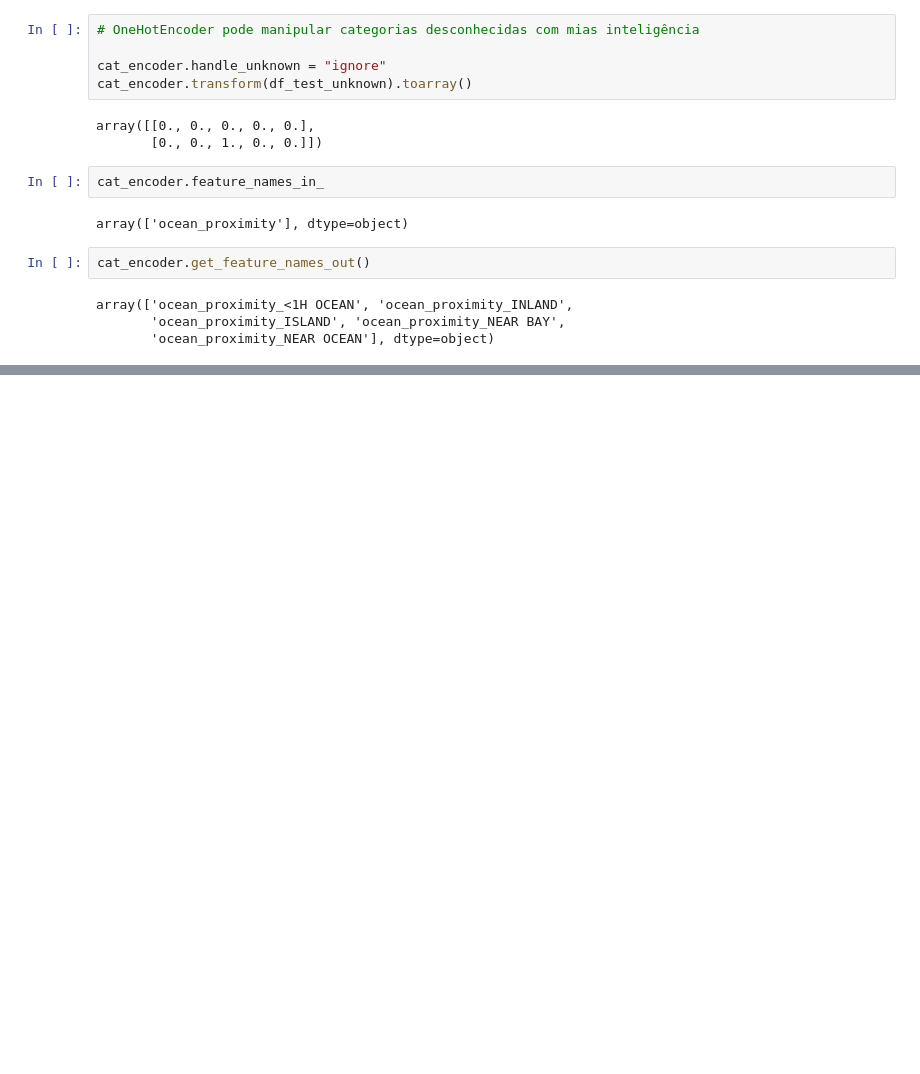
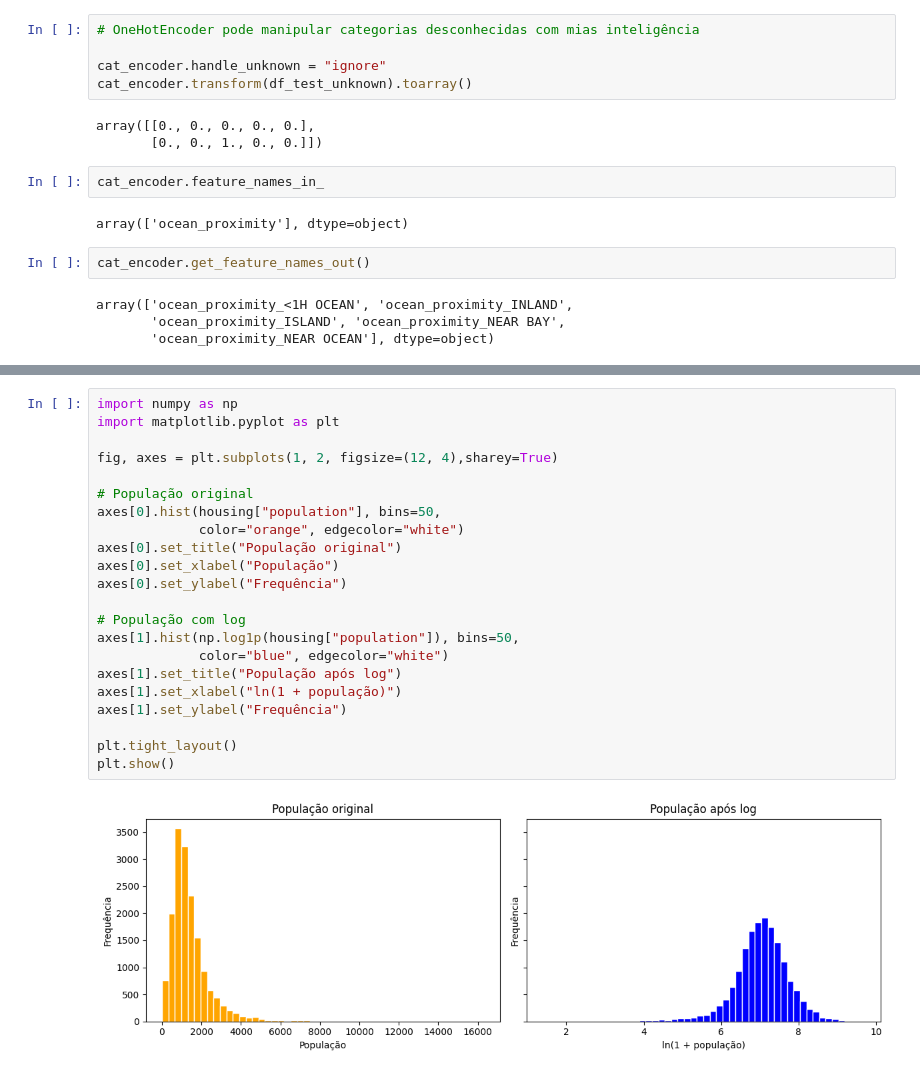
Before and after one commit to blsribeiro83/mba-data-science, a Jupyter notebook: 08- deep-learning/aurelien_geron/Notas_Estudo_Geron_Cap02.ipynb, the cells around one changed output, grey strips where cells are left out. Drawn from its saved outputs; the diff is of its cells as text; blank space fills up the shorter version.

```diff
--- a/08- deep-learning/aurelien_geron/Notas_Estudo_Geron_Cap02.ipynb
+++ b/08- deep-learning/aurelien_geron/Notas_Estudo_Geron_Cap02.ipynb
@@ -443,0 +487,24 @@ NameError: name 'df_output' is not defined
+# %%
+import numpy as np
+import matplotlib.pyplot as plt
+
+fig, axes = plt.subplots(1, 2, figsize=(12, 4),sharey=True)
+
+# População original
+axes[0].hist(housing["population"], bins=50,
+             color="orange", edgecolor="white")
+axes[0].set_title("População original")
+axes[0].set_xlabel("População")
+axes[0].set_ylabel("Frequência")
+
+# População com log
+axes[1].hist(np.log1p(housing["population"]), bins=50,
+             color="blue", edgecolor="white")
+axes[1].set_title("População após log")
+axes[1].set_xlabel("ln(1 + população)")
+axes[1].set_ylabel("Frequência")
+
+plt.tight_layout()
+plt.show()
+# %% [output]
+[figure, added]
```
Also changed, not shown: parts of 12 cells of this notebook.
